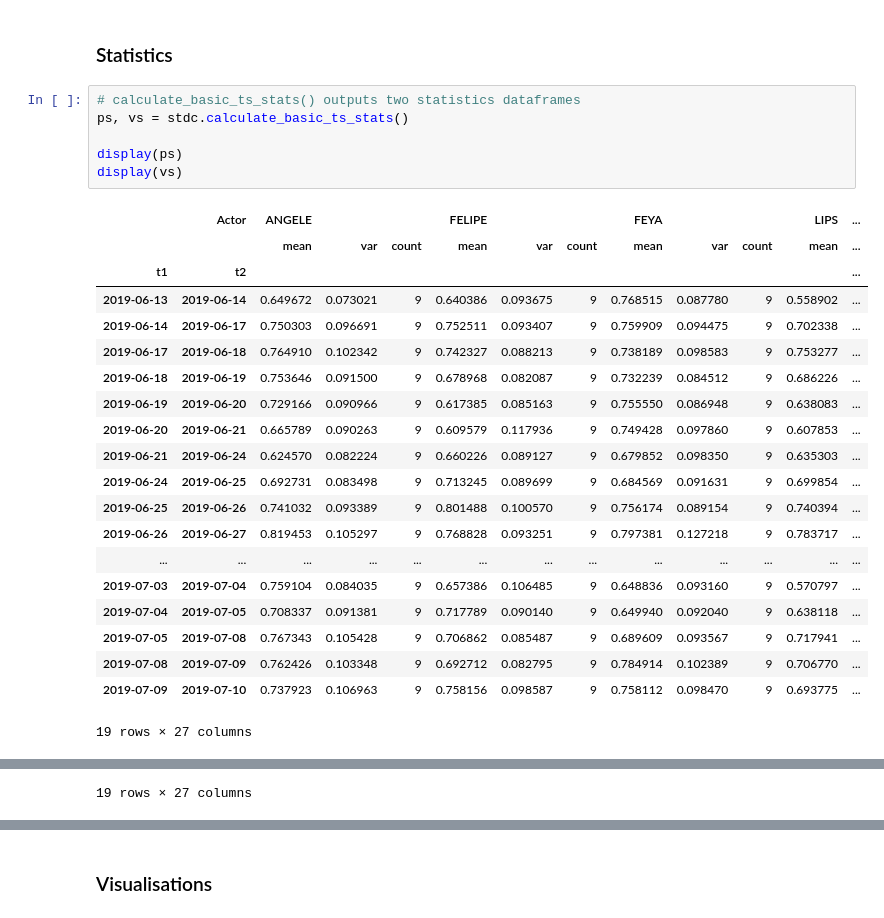
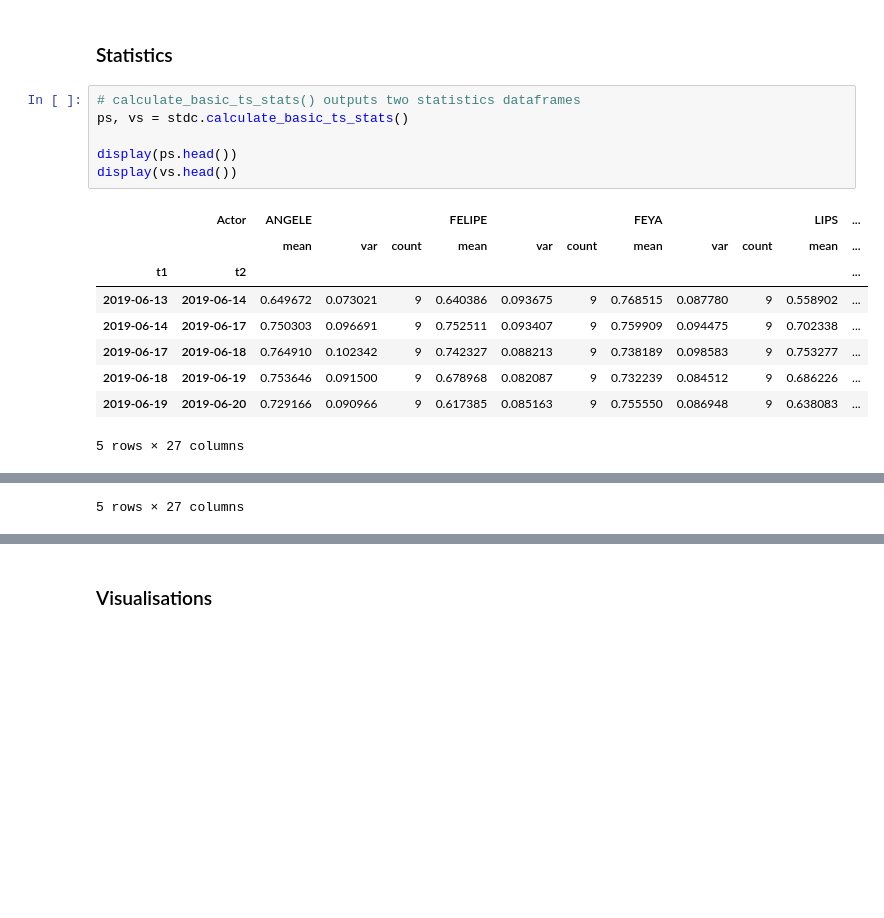
Before and after one commit to SonyCSLParis/STDL, a Jupyter notebook: example_notebook.ipynb, the cells around one changed output, grey strips where cells are left out. Saved outputs shown, nothing was run; the diff lists cells and outputs as text; blank space fills up the shorter version.

```diff
--- a/example_notebook.ipynb
+++ b/example_notebook.ipynb
@@ -246,30 +246,19 @@ stdc.calculate_velocities()
 # %%
 # calculate_basic_ts_stats() outputs two statistics dataframes
 ps, vs = stdc.calculate_basic_ts_stats()
 
-display(ps)
-display(vs)
+display(ps.head())
+display(vs.head())
 # %% [output]
 |  | Actor | ANGELE |  |  | FELIPE |  |  | FEYA |  |  | LIPS | ... |
 |  |  | mean | var | count | mean | var | count | mean | var | count | mean | ... |
 | t1 | t2 |  |  |  |  |  |  |  |  |  |  | ... |
 | 2019-06-13 | 2019-06-14 | 0.649672 | 0.073021 | 9 | 0.640386 | 0.093675 | 9 | 0.768515 | 0.087780 | 9 | 0.558902 | ... |
 | 2019-06-14 | 2019-06-17 | 0.750303 | 0.096691 | 9 | 0.752511 | 0.093407 | 9 | 0.759909 | 0.094475 | 9 | 0.702338 | ... |
 | 2019-06-17 | 2019-06-18 | 0.764910 | 0.102342 | 9 | 0.742327 | 0.088213 | 9 | 0.738189 | 0.098583 | 9 | 0.753277 | ... |
 | 2019-06-18 | 2019-06-19 | 0.753646 | 0.091500 | 9 | 0.678968 | 0.082087 | 9 | 0.732239 | 0.084512 | 9 | 0.686226 | ... |
 | 2019-06-19 | 2019-06-20 | 0.729166 | 0.090966 | 9 | 0.617385 | 0.085163 | 9 | 0.755550 | 0.086948 | 9 | 0.638083 | ... |
-| 2019-06-20 | 2019-06-21 | 0.665789 | 0.090263 | 9 | 0.609579 | 0.117936 | 9 | 0.749428 | 0.097860 | 9 | 0.607853 | ... |
-| 2019-06-21 | 2019-06-24 | 0.624570 | 0.082224 | 9 | 0.660226 | 0.089127 | 9 | 0.679852 | 0.098350 | 9 | 0.635303 | ... |
-| 2019-06-24 | 2019-06-25 | 0.692731 | 0.083498 | 9 | 0.713245 | 0.089699 | 9 | 0.684569 | 0.091631 | 9 | 0.699854 | ... |
-| 2019-06-25 | 2019-06-26 | 0.741032 | 0.093389 | 9 | 0.801488 | 0.100570 | 9 | 0.756174 | 0.089154 | 9 | 0.740394 | ... |
-| 2019-06-26 | 2019-06-27 | 0.819453 | 0.105297 | 9 | 0.768828 | 0.093251 | 9 | 0.797381 | 0.127218 | 9 | 0.783717 | ... |
-| ... | ... | ... | ... | ... | ... | ... | ... | ... | ... | ... | ... | ... |
-| 2019-07-03 | 2019-07-04 | 0.759104 | 0.084035 | 9 | 0.657386 | 0.106485 | 9 | 0.648836 | 0.093160 | 9 | 0.570797 | ... |
-| 2019-07-04 | 2019-07-05 | 0.708337 | 0.091381 | 9 | 0.717789 | 0.090140 | 9 | 0.649940 | 0.092040 | 9 | 0.638118 | ... |
-| 2019-07-05 | 2019-07-08 | 0.767343 | 0.105428 | 9 | 0.706862 | 0.085487 | 9 | 0.689609 | 0.093567 | 9 | 0.717941 | ... |
-| 2019-07-08 | 2019-07-09 | 0.762426 | 0.103348 | 9 | 0.692712 | 0.082795 | 9 | 0.784914 | 0.102389 | 9 | 0.706770 | ... |
-| 2019-07-09 | 2019-07-10 | 0.737923 | 0.106963 | 9 | 0.758156 | 0.098587 | 9 | 0.758112 | 0.098470 | 9 | 0.693775 | ... |
-19 rows × 27 columns
+5 rows × 27 columns
 |  | Actor | ANGELE |  |  | FELIPE |  |  | FEYA |  |  | LIPS | ... |
 |  |  | mean | var | count | mean | var | count | mean | var | count | mean | ... |
 | t1 | t2 |  |  |  |  |  |  |  |  |  |  | ... |
@@ -292,4 +270,4 @@ display(vs)
-19 rows × 27 columns
+5 rows × 27 columns
 # %%
 # calculates thermodynamic statistics
 stdc.calculate_thermodyn_ts_stats()
```
Also changed, not shown: parts of 12 cells of this notebook.
